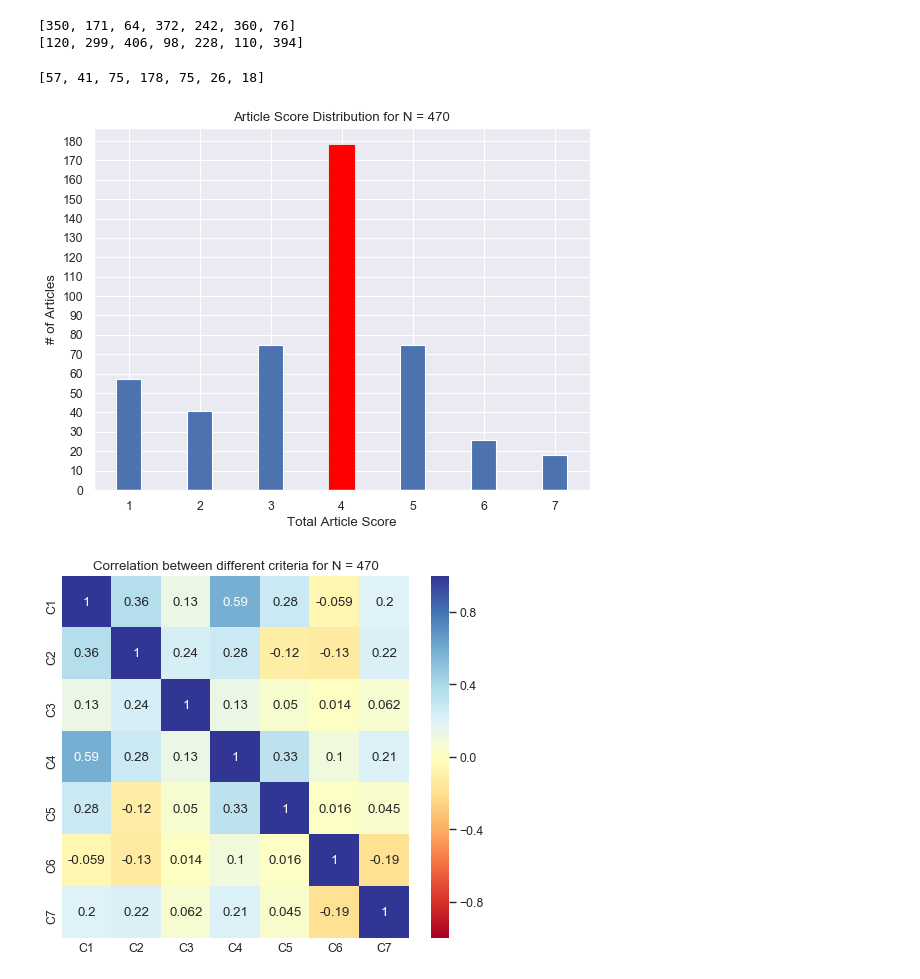
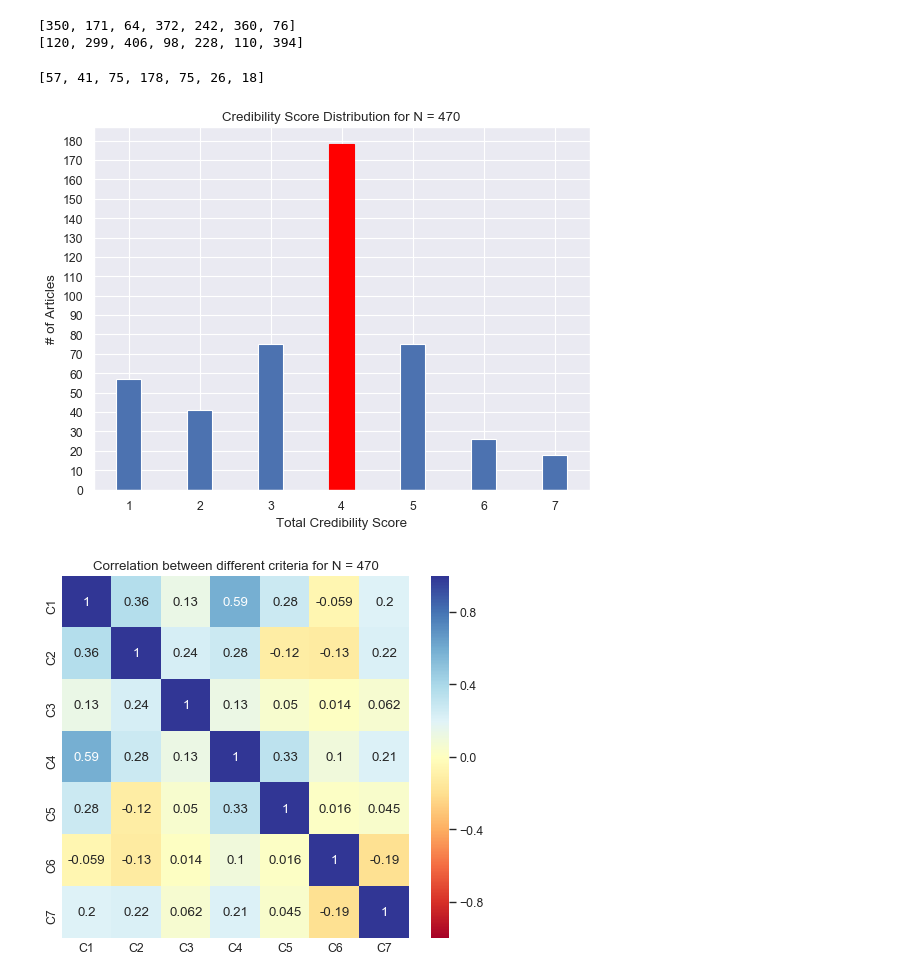
Before and after one commit to DioneJM/Honours-Thesis, a Jupyter notebook: Project/src/notebooks/Dataset-Visualisations.ipynb, the cells around one changed output. Saved outputs shown, nothing was run; the diff lists cells and outputs as text; code cells hidden in the pictures.

```diff
--- a/Project/src/notebooks/Dataset-Visualisations.ipynb
+++ b/Project/src/notebooks/Dataset-Visualisations.ipynb
@@ -161,31 +161,31 @@ print(not_satisfy_count)
 # %%
 scores = [0, 0, 0, 0 ,0 ,0 ,0]
 for article in multi_labels:
     scores[np.sum(article)-1] = scores[np.sum(article)-1] + 1
 
 print(scores)
 
 N = 7
 maximum = np.amax(scores)
 
 ind = np.arange(N)    # the x locations for the groups
 width = 0.35       # the width of the bars: can also be len(x) sequence
 
 figure(num=None, figsize=(8, 6), dpi=80, facecolor='w', edgecolor='k')
 p1 = plt.bar(ind, scores, width)
 p1[3].set_color('red')
 
 
 plt.ylabel('# of Articles')
-plt.xlabel('Total Article Score')
-plt.title('Article Score Distribution for N = ' + str(num_articles))
+plt.xlabel('Total Credibility Score')
+plt.title('Credibility Score Distribution for N = ' + str(num_articles))
 plt.xticks(ind, ('1', '2', '3', '4', '5', '6', '7'))
 plt.yticks(np.arange(0, (maximum + 19) // 10 * 10, 10))
 plt.savefig(os.path.join(IMAGE_FOLDER,'article-score-distribution.png'), bbox_inches='tight')
 plt.show()
 # %% [output]
 [57, 41, 75, 178, 75, 26, 18]
-[figure, old version]
+[figure, new version]
 # %%
 import numpy as np; np.random.seed(0)
 import seaborn as sns; sns.set()
```
Also changed, not shown: 10 other files.
